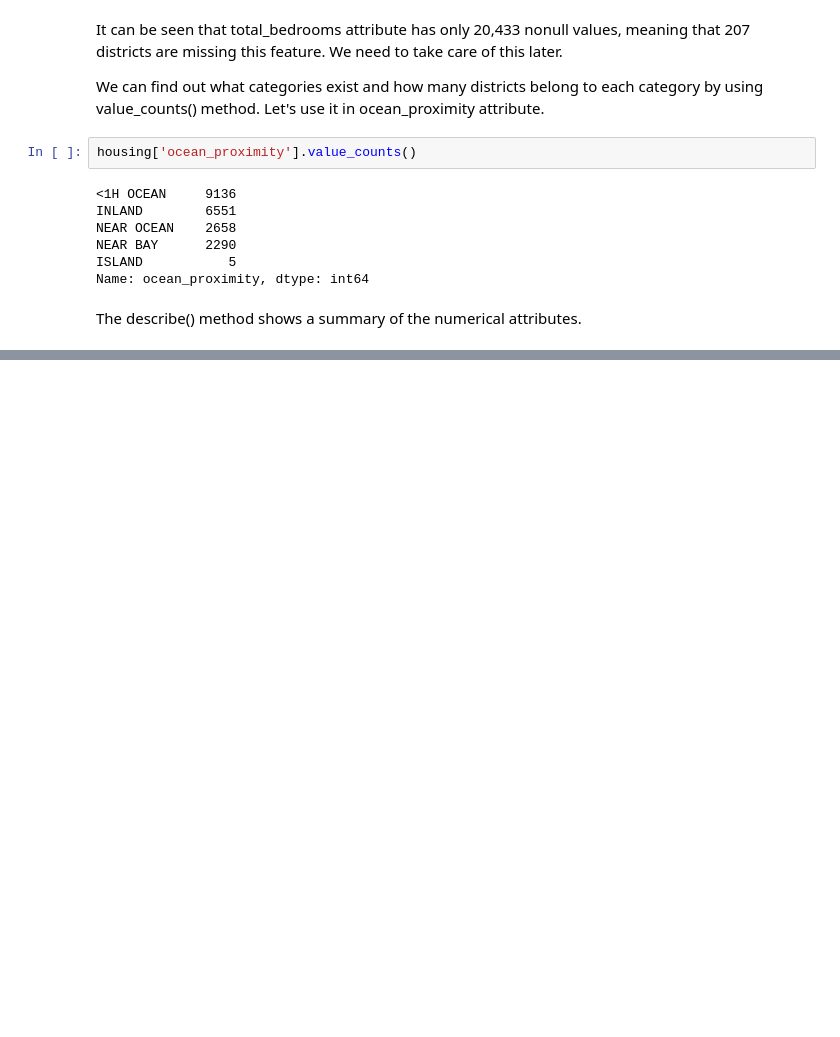
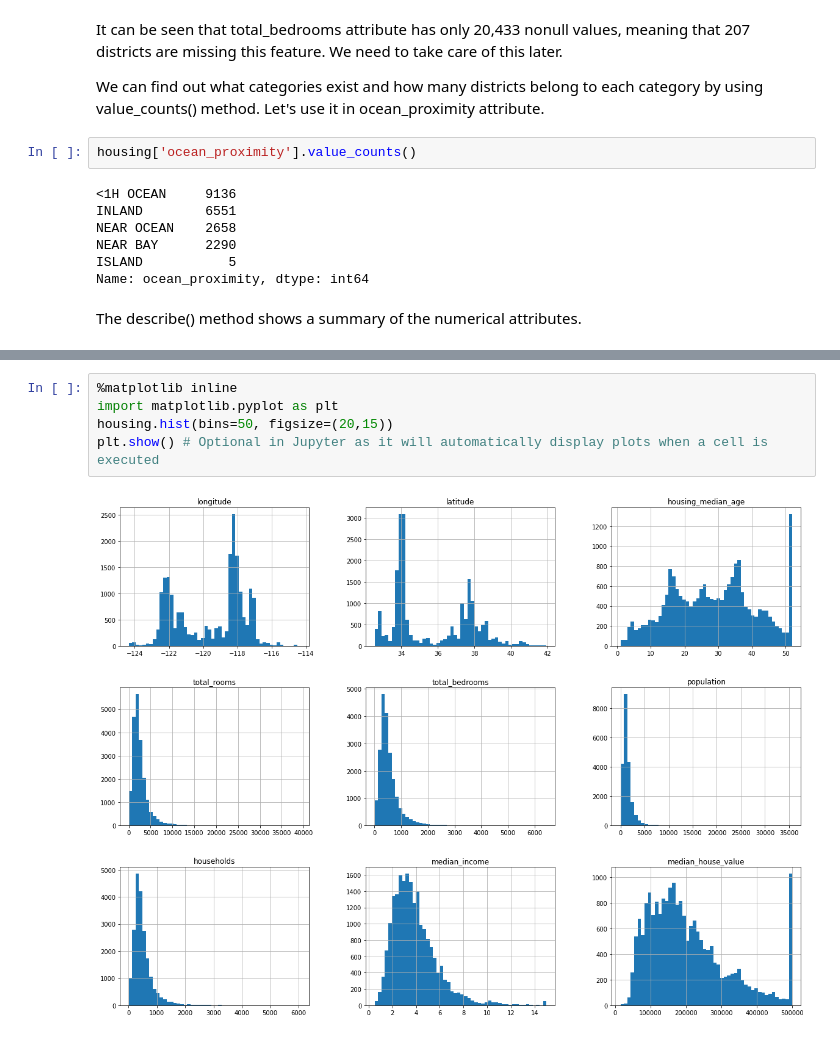
Before and after one commit to prabhatcodes/Hands-On, a Jupyter notebook: Housing.ipynb, the cells around one changed output, grey strips where cells are left out. Cells and saved outputs as stored; diff of their text form; blank space fills up the shorter version.

```diff
--- a/Housing.ipynb
+++ b/Housing.ipynb
@@ -97,0 +102,7 @@ For example 25% of the districts have a housing_median_age lower than 18, while
+# %%
+%matplotlib inline
+import matplotlib.pyplot as plt
+housing.hist(bins=50, figsize=(20,15))
+plt.show() # Optional in Jupyter as it will automatically display plots when a cell is executed
+# %% [output]
+[figure, added]
```
Also changed, not shown: parts of 25 cells of this notebook, 1 other file.
